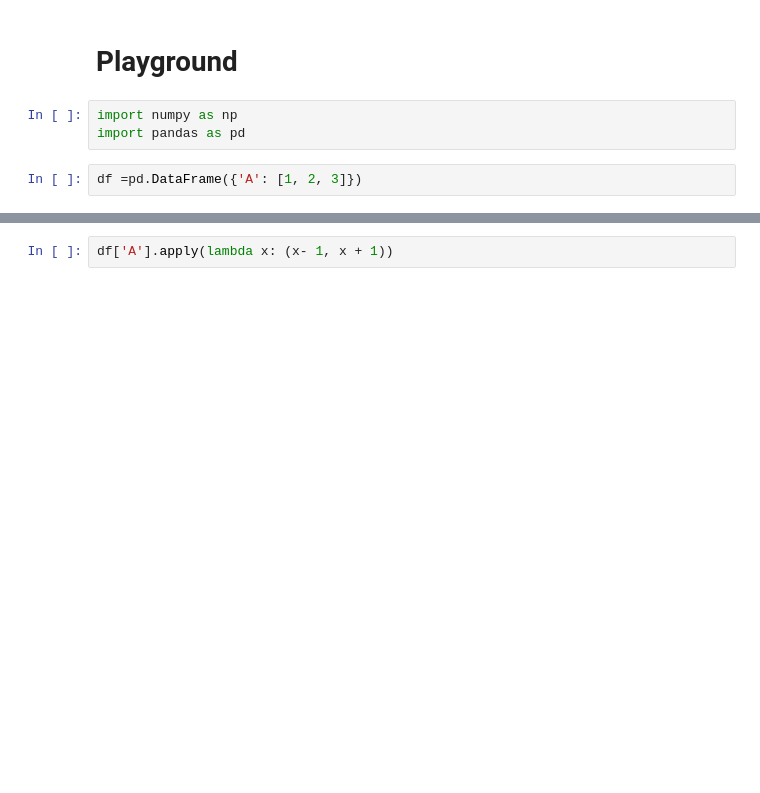
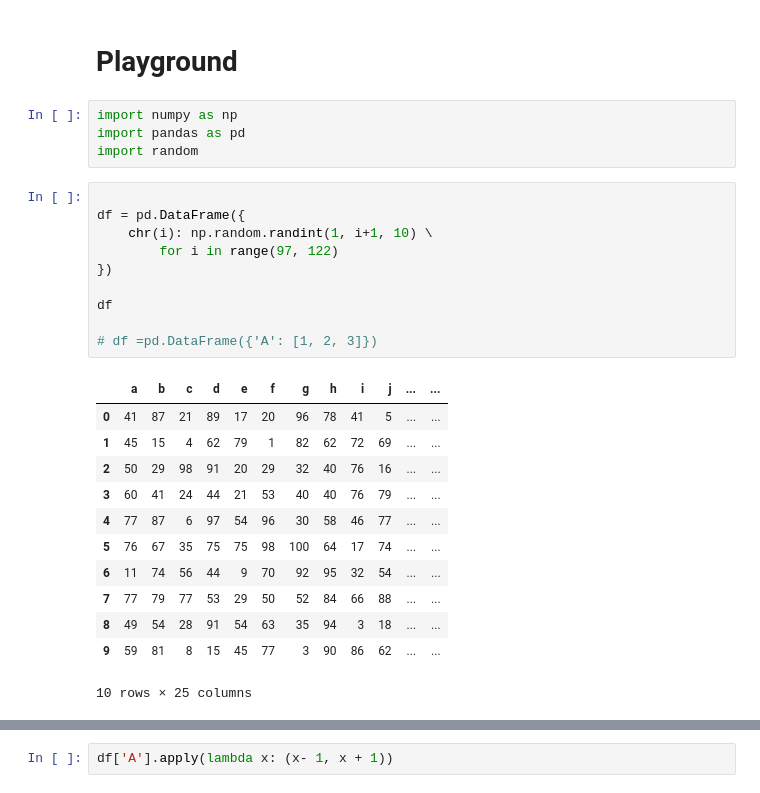
Before and after one commit to abgnpr/learning-datascience, a Jupyter notebook: Playground.ipynb, the cells around one changed output, grey strips where cells are left out. Cells and saved outputs as stored; diff of their text form; blank space fills up the shorter version.

```diff
--- a/Playground.ipynb
+++ b/Playground.ipynb
@@ -3,5 +3,27 @@
 # %%
 import numpy as np
 import pandas as pd
+import random
-# %%
-df =pd.DataFrame({'A': [1, 2, 3]})
+# %%
+
+df = pd.DataFrame({
+    chr(i): np.random.randint(1, i+1, 10) \
+        for i in range(97, 122)
+})
+
+df
+
+# df =pd.DataFrame({'A': [1, 2, 3]})
+# %% [output]
+|  | a | b | c | d | e | f | g | h | i | j | ... | ... |
+| 0 | 41 | 87 | 21 | 89 | 17 | 20 | 96 | 78 | 41 | 5 | ... | ... |
+| 1 | 45 | 15 | 4 | 62 | 79 | 1 | 82 | 62 | 72 | 69 | ... | ... |
+| 2 | 50 | 29 | 98 | 91 | 20 | 29 | 32 | 40 | 76 | 16 | ... | ... |
+| 3 | 60 | 41 | 24 | 44 | 21 | 53 | 40 | 40 | 76 | 79 | ... | ... |
+| 4 | 77 | 87 | 6 | 97 | 54 | 96 | 30 | 58 | 46 | 77 | ... | ... |
+| 5 | 76 | 67 | 35 | 75 | 75 | 98 | 100 | 64 | 17 | 74 | ... | ... |
+| 6 | 11 | 74 | 56 | 44 | 9 | 70 | 92 | 95 | 32 | 54 | ... | ... |
+| 7 | 77 | 79 | 77 | 53 | 29 | 50 | 52 | 84 | 66 | 88 | ... | ... |
+| 8 | 49 | 54 | 28 | 91 | 54 | 63 | 35 | 94 | 3 | 18 | ... | ... |
+| 9 | 59 | 81 | 8 | 15 | 45 | 77 | 3 | 90 | 86 | 62 | ... | ... |
+10 rows × 25 columns
```
Also changed, not shown: parts of 20 cells of this notebook, 2 other files.
